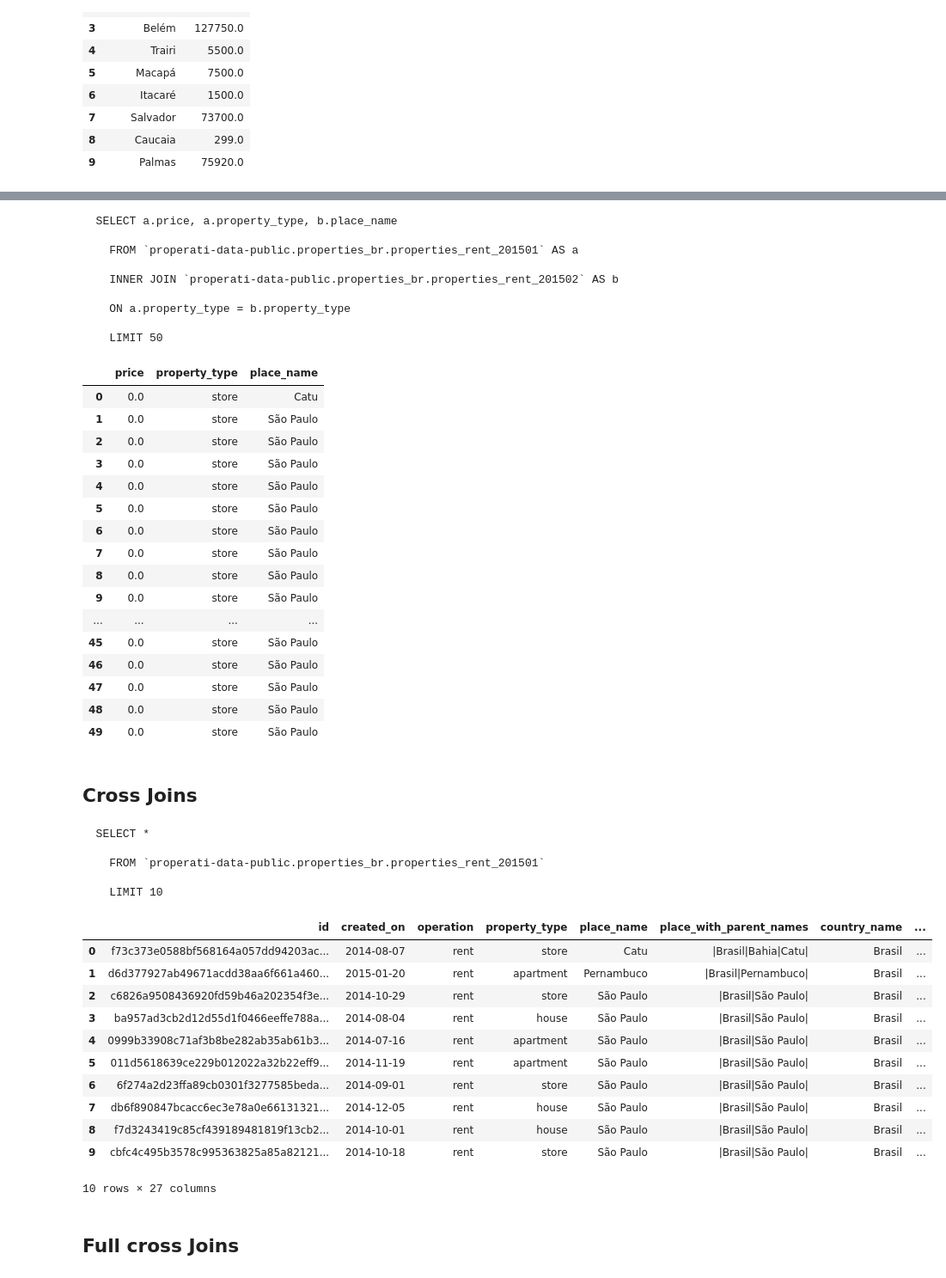
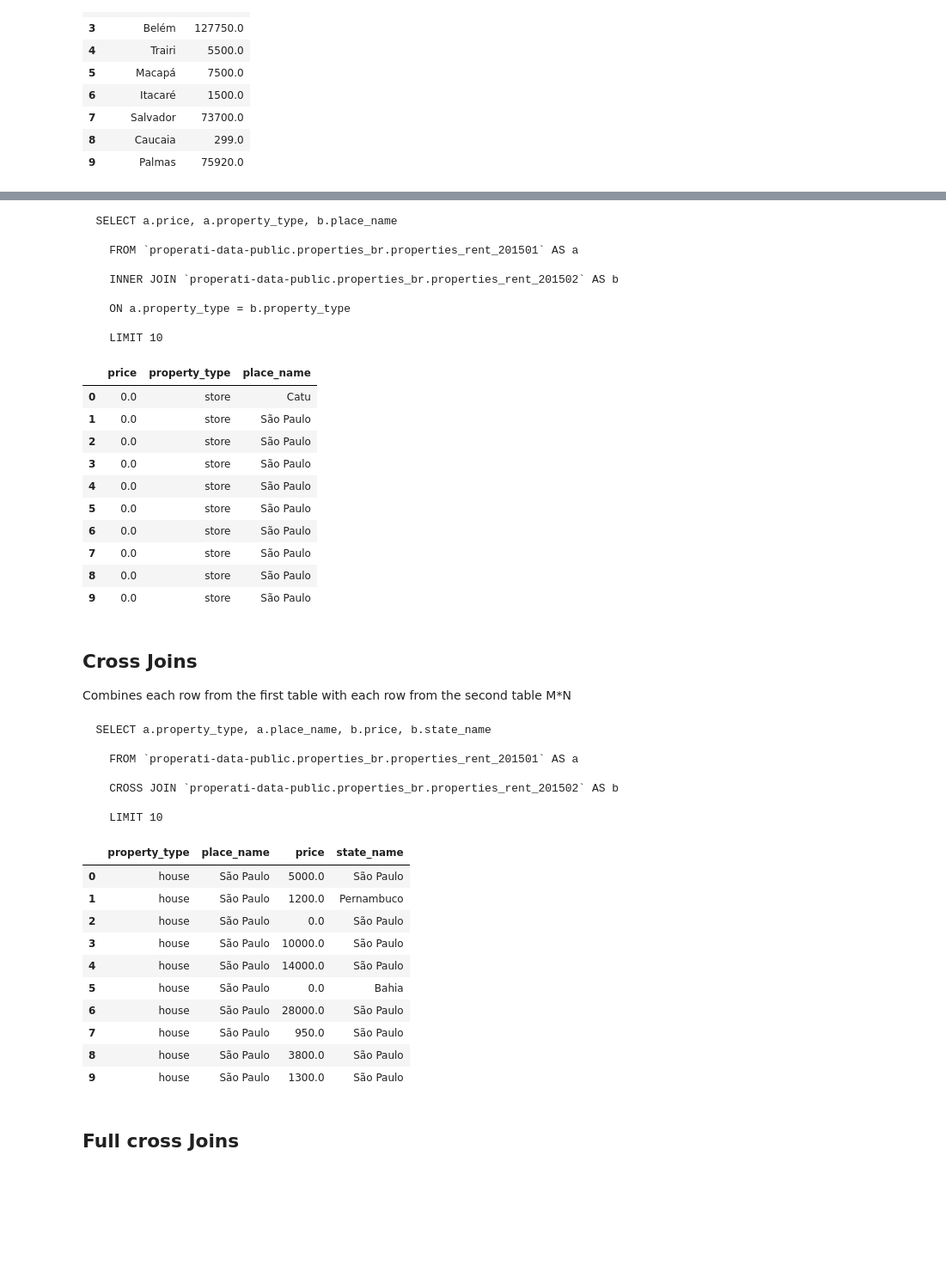
Before and after one commit to bornsky/RealEstate_SQL, a Jupyter notebook: SQL_BQ.ipynb, the cells around one changed output, grey strips where cells are left out. Shown at 86% size. Drawn from its saved outputs; the diff is of its cells as text; code cells hidden in the pictures; blank space fills up the shorter version.

Commit message:
Finished Cross Joins

```diff
--- a/SQL_BQ.ipynb
+++ b/SQL_BQ.ipynb
@@ -257,7 +257,7 @@ query = """
 
     ON a.property_type = b.property_type
 
-    LIMIT 50
+    LIMIT 10
 """.format(process_date_no_dash)
 
 # Run a Standard SQL query using the environment's default project
@@ -268,7 +268,7 @@ df = pandas.read_gbq(query, project_id=project_id, dialect='standard')
 
 print(query)
 
-df.head(50)
+df.head(10)
 # %% [output]
   SELECT a.price, a.property_type, b.place_name
 
@@ -278,7 +278,7 @@ df.head(50)
 
     ON a.property_type = b.property_type
 
-    LIMIT 50
+    LIMIT 10
 |  | price | property_type | place_name |
 | 0 | 0.0 | store | Catu |
 | 1 | 0.0 | store | São Paulo |
@@ -290,50 +290,49 @@ df.head(50)
 | 7 | 0.0 | store | São Paulo |
 | 8 | 0.0 | store | São Paulo |
 | 9 | 0.0 | store | São Paulo |
-| ... | ... | ... | ... |
-| 45 | 0.0 | store | São Paulo |
-| 46 | 0.0 | store | São Paulo |
-| 47 | 0.0 | store | São Paulo |
-| 48 | 0.0 | store | São Paulo |
-| 49 | 0.0 | store | São Paulo |
-# %% [markdown]
-<h2>Cross Joins</h2>
+# %% [markdown]
+<h2>Cross Joins</h2>
+
+Combines each row from the first table with each row from the second table M*N
 # %%
 query = """
-  SELECT *
+  SELECT a.property_type, a.place_name, b.price, b.state_name
 
-    FROM `properati-data-public.properties_br.properties_rent_201501`
+    FROM `properati-data-public.properties_br.properties_rent_201501` AS a
+
+    CROSS JOIN `properati-data-public.properties_br.properties_rent_201502` AS b
 
     LIMIT 10
 """.format(process_date_no_dash)
 
 # Run a Standard SQL query using the environment's default project
 df = pandas.read_gbq(query, dialect='standard')
 
 # Run a Standard SQL query with the project set explicitly
 df = pandas.read_gbq(query, project_id=project_id, dialect='standard')
 
 print(query)
 
 df.head(10)
 # %% [output]
-  SELECT *
+  SELECT a.property_type, a.place_name, b.price, b.state_name
 
-    FROM `properati-data-public.properties_br.properties_rent_201501`
+    FROM `properati-data-public.properties_br.properties_rent_201501` AS a
+
+    CROSS JOIN `properati-data-public.properties_br.properties_rent_201502` AS b
 
     LIMIT 10
-|  | id | created_on | operation | property_type | place_name | place_with_parent_names | country_name | ... |
-| 0 | f73c373e0588bf568164a057dd94203ac... | 2014-08-07 | rent | store | Catu | |Brasil|Bahia|Catu| | Brasil | ... |
-| 1 | d6d377927ab49671acdd38aa6f661a460... | 2015-01-20 | rent | apartment | Pernambuco | |Brasil|Pernambuco| | Brasil | ... |
-| 2 | c6826a9508436920fd59b46a202354f3e... | 2014-10-29 | rent | store | São Paulo | |Brasil|São Paulo| | Brasil | ... |
-| 3 | ba957ad3cb2d12d55d1f0466eeffe788a... | 2014-08-04 | rent | house | São Paulo | |Brasil|São Paulo| | Brasil | ... |
-| 4 | 0999b33908c71af3b8be282ab35ab61b3... | 2014-07-16 | rent | apartment | São Paulo | |Brasil|São Paulo| | Brasil | ... |
-| 5 | 011d5618639ce229b012022a32b22eff9... | 2014-11-19 | rent | apartment | São Paulo | |Brasil|São Paulo| | Brasil | ... |
-| 6 | 6f274a2d23ffa89cb0301f3277585beda... | 2014-09-01 | rent | store | São Paulo | |Brasil|São Paulo| | Brasil | ... |
-| 7 | db6f890847bcacc6ec3e78a0e66131321... | 2014-12-05 | rent | house | São Paulo | |Brasil|São Paulo| | Brasil | ... |
-| 8 | f7d3243419c85cf439189481819f13cb2... | 2014-10-01 | rent | house | São Paulo | |Brasil|São Paulo| | Brasil | ... |
-| 9 | cbfc4c495b3578c995363825a85a82121... | 2014-10-18 | rent | store | São Paulo | |Brasil|São Paulo| | Brasil | ... |
+|  | property_type | place_name | price | state_name |
+| 0 | house | São Paulo | 5000.0 | São Paulo |
+| 1 | house | São Paulo | 1200.0 | Pernambuco |
+| 2 | house | São Paulo | 0.0 | São Paulo |
+| 3 | house | São Paulo | 10000.0 | São Paulo |
+| 4 | house | São Paulo | 14000.0 | São Paulo |
+| 5 | house | São Paulo | 0.0 | Bahia |
+| 6 | house | São Paulo | 28000.0 | São Paulo |
+| 7 | house | São Paulo | 950.0 | São Paulo |
+| 8 | house | São Paulo | 3800.0 | São Paulo |
+| 9 | house | São Paulo | 1300.0 | São Paulo |
-10 rows × 27 columns
 # %% [markdown]
 <h2>Full cross Joins</h2>
 # %%
```
Also changed, not shown: parts of 1 cell of this notebook.
